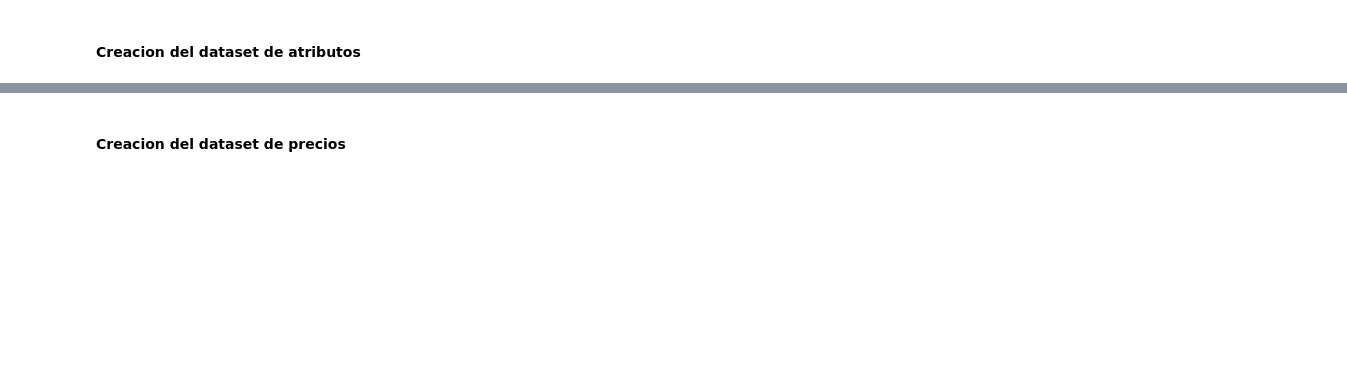
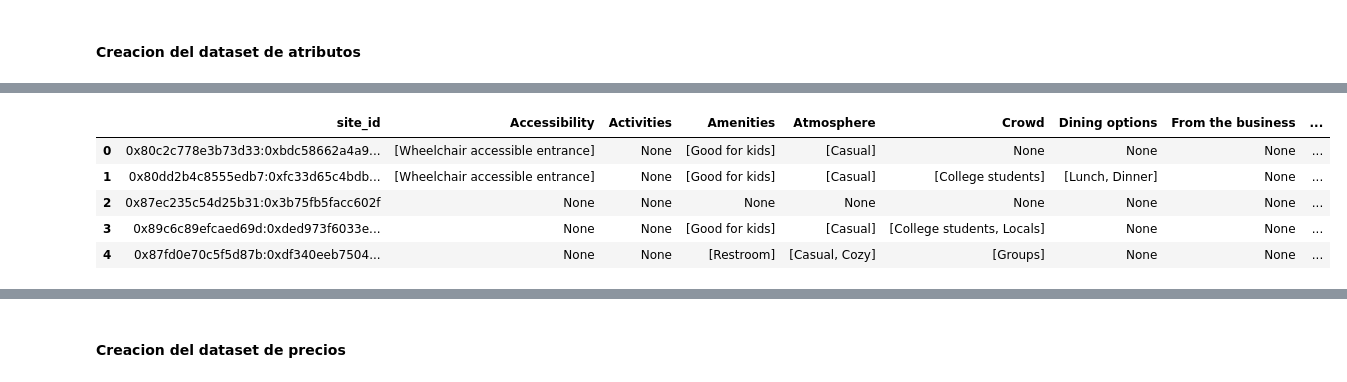
Before and after one commit to DaAnMaGi/DS_ProjectFinal_Copia, a Jupyter notebook: Exploración/EDA_final.ipynb, the cells around one changed output, grey strips where cells are left out. Cells and saved outputs as stored; diff of their text form; code cells hidden in the pictures; blank space fills up the shorter version.

```diff
--- a/Exploración/EDA_final.ipynb
+++ b/Exploración/EDA_final.ipynb
@@ -119,10 +437,10 @@ dfg_categories_grouped.head()
 # %% [markdown]
 #### Creacion del dataset de atributos
 # %%
-dfg_restaurants = pd.read_parquet('dataset_g_restaurants.parquet')
-dfg_attributes = dfg_restaurants[['gmap_id', 'MISC']]
+dfg_restaurants = pd.read_parquet("../Data/Google/reviews-estados-parquet/dfg_rest.parquet")
+dfg_misc = dfg_restaurants[['gmap_id', 'MISC']]
 
-dfg_categories.rename(columns={'gmap_id': 'site_id'}, inplace=True)
+dfg_misc.rename(columns={'gmap_id': 'site_id'}, inplace=True)
 
-dfg_attributes.info()
-dfg_attributes.sample(10)
+dfg_misc.info()
+dfg_misc.sample(10)
@@ -170,0 +468,19 @@ dfg_attributes.head()
+# %%
+# Se obtiene un dataframe con los datos normalizados de "MISC"
+x = pd.json_normalize(dfg_misc["MISC"])
+
+#Se concatenan los dos dataframes.
+dfg_misc = pd.concat([dfg_misc.reset_index(drop=True), x.reset_index(drop=True)], axis=1)
+
+# Se elimina la columna "MISC"
+dfg_misc.drop(columns=["MISC"],inplace=True)
+
+# Se visualiza el resultado.
+dfg_misc.head(5)
+# %% [output]
+|  | site_id | Accessibility | Activities | Amenities | Atmosphere | Crowd | Dining options | From the business | ... |
+| 0 | 0x80c2c778e3b73d33:0xbdc58662a4a9... | [Wheelchair accessible entrance] | None | [Good for kids] | [Casual] | None | None | None | ... |
+| 1 | 0x80dd2b4c8555edb7:0xfc33d65c4bdb... | [Wheelchair accessible entrance] | None | [Good for kids] | [Casual] | [College students] | [Lunch, Dinner] | None | ... |
+| 2 | 0x87ec235c54d25b31:0x3b75fb5facc602f | None | None | None | None | None | None | None | ... |
+| 3 | 0x89c6c89efcaed69d:0xded973f6033e... | None | None | [Good for kids] | [Casual] | [College students, Locals] | None | None | ... |
+| 4 | 0x87fd0e70c5f5d87b:0xdf340eeb7504... | None | None | [Restroom] | [Casual, Cozy] | [Groups] | None | None | ... |
```
Also changed, not shown: parts of 62 cells of this notebook, 7 other files.
